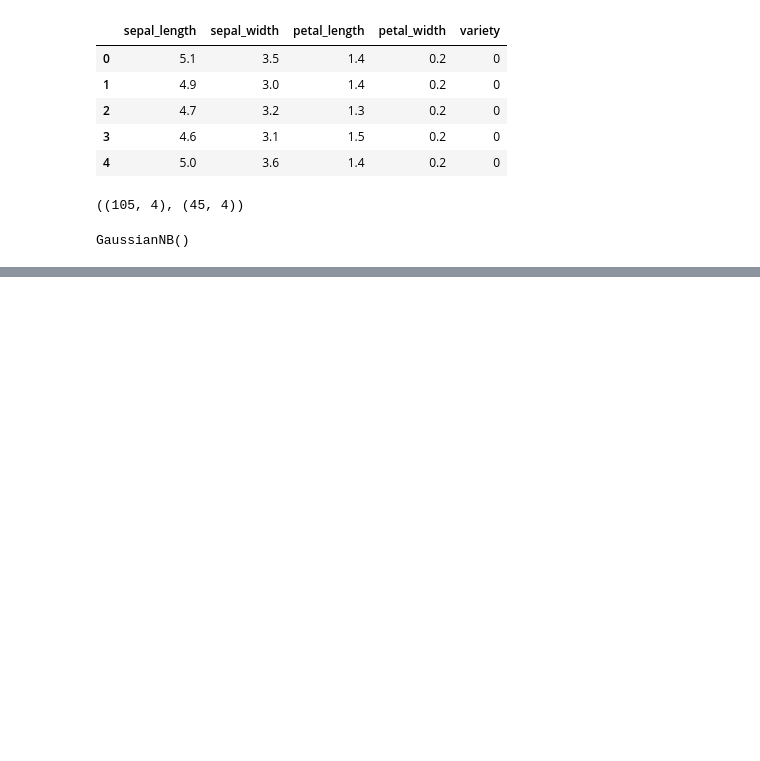
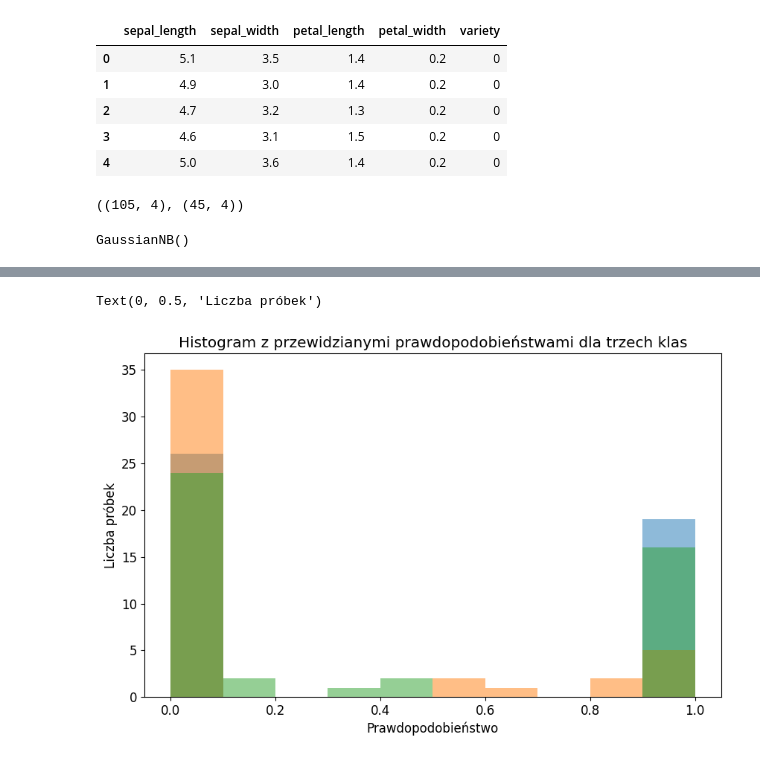
Before and after one commit to igorpie1705/NKB, a Jupyter notebook: evaluation_iris.ipynb, the cells around one changed output, grey strips where cells are left out. Cells and saved outputs as stored; diff of their text form; code cells hidden in the pictures; blank space fills up the shorter version.

```diff
--- a/evaluation_iris.ipynb
+++ b/evaluation_iris.ipynb
@@ -109,0 +130,25 @@ sns.heatmap(cm_matrix, annot=True, fmt='d', cmap='YlGnBu')
+# %%
+# Przypisz osobno 10 prawdopodobieństw do poszczególnych klas
+
+y_pred_setosa = gnb.predict_proba(X_test)[:, 0]
+y_pred_versicolor = gnb.predict_proba(X_test)[:, 1]
+y_pred_virginica = gnb.predict_proba(X_test)[:, 2]
+
+# Ustawienia wykresu
+plt.rcParams['font.size'] = 12
+
+# Tworzenie wykresu
+plt.figure(figsize=(10, 6))
+
+plt.hist(y_pred_setosa, bins=10, alpha=0.5, label='Setosa')
+
+plt.hist(y_pred_versicolor, bins=10, alpha=0.5, label='Versicolor')
+
+plt.hist(y_pred_virginica, bins=10, alpha=0.5, label='Virginica')
+
+plt.title('Histogram z przewidzianymi prawdopodobieństwami dla trzech klas')
+plt.xlabel('Prawdopodobieństwo')
+plt.ylabel('Liczba próbek')
+# %% [output]
+Text(0, 0.5, 'Liczba próbek')
+[figure, added]
```
Also changed, not shown: parts of 4 cells of this notebook, 1 other file.
